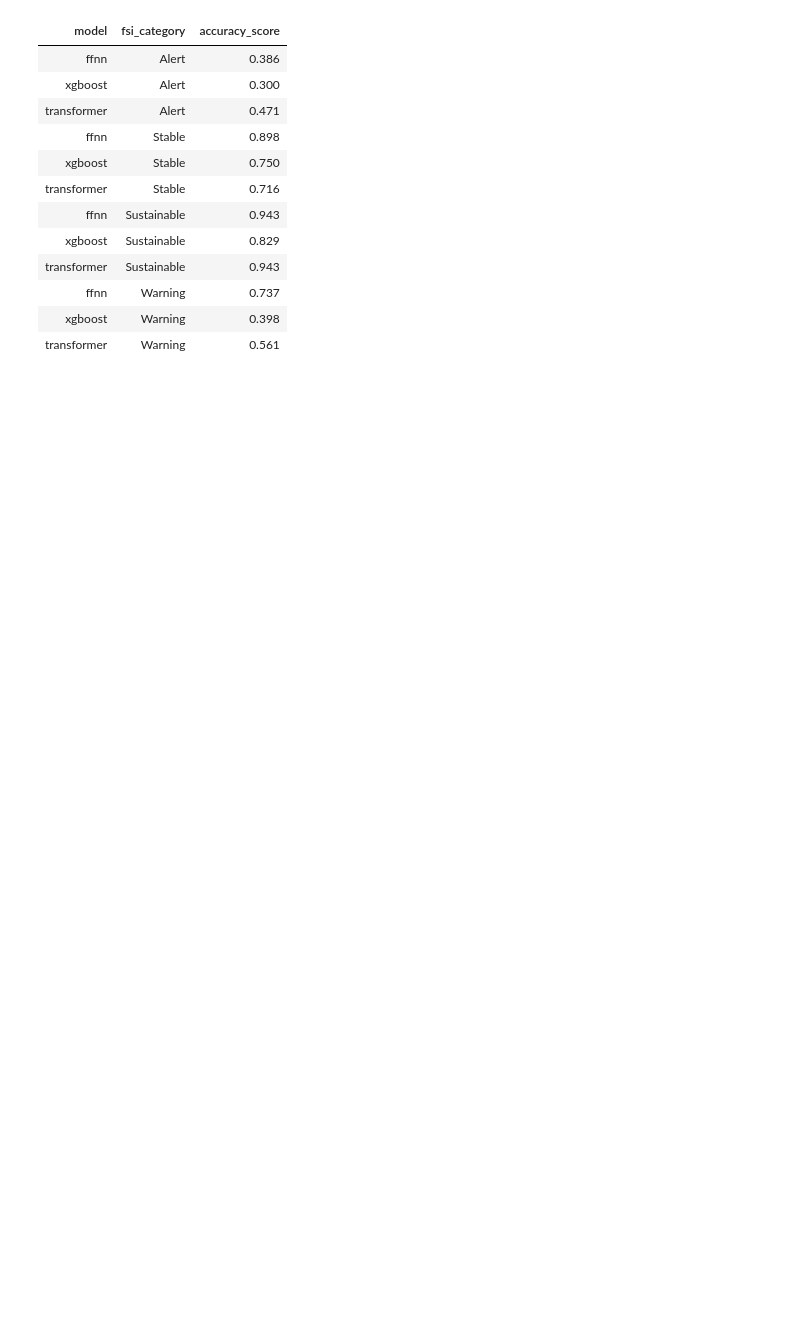
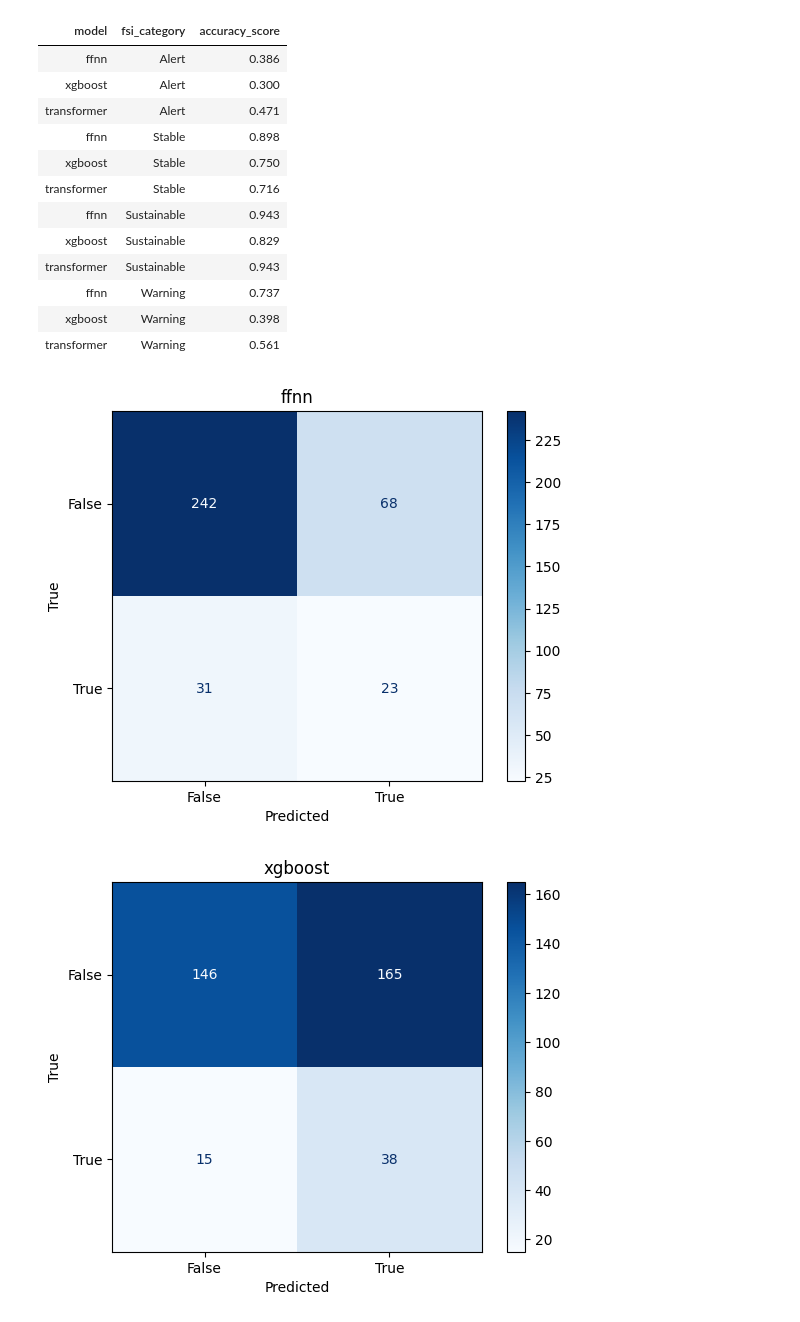
Before and after one commit to wchen27/STA130Project, a Jupyter notebook: tutorial1.ipynb, the cells around one changed output. Cells and saved outputs as stored; diff of their text form; code cells hidden in the pictures; blank space fills up the shorter version.

```diff
--- a/tutorial1.ipynb
+++ b/tutorial1.ipynb
@@ -70,0 +93,31 @@ fig.show()
+# %%
+fig = []
+for model,colors in zip(['ffnn', 'xgboost', 'transformer'],['Reds', 'Blues', 'Greens']):
+    fig += [go.Figure(data = go.Choropleth(locations=df_preds['iso3'], text=df_preds['iso3'],
+                                           z=chosen_metric_back_into_original_data[model],
+               colorscale = colors, autocolorscale=False, reversescale=False, marker_line_color='darkgray',
+               marker_line_width=0.5, colorbar_tickprefix='', colorbar_title=model+" "+chosen_metric))]
+fig[0].show()
+fig[1].show()
+fig[2].show()
+# %%
+# create confusion matrices
+from sklearn.metrics import confusion_matrix, ConfusionMatrixDisplay
+
+for model in ['ffnn', 'xgboost', 'transformer']:
+    cm = confusion_matrix(df[f"y_true_{model}"], df[f"y_pred_{model}"])
+    disp = ConfusionMatrixDisplay(confusion_matrix=cm, display_labels=['0', '1'])
+    disp.plot(cmap='Blues')
+    disp.ax_.set_title(model)
+    disp.ax_.set_xlabel('Predicted')
+    disp.ax_.set_ylabel('True')
+    disp.ax_.set_xticklabels(['False', 'True'])
+    disp.ax_.set_yticklabels(['False', 'True'])
+    disp.ax_.grid(False)
+    disp.ax_.set_ylim([1.5, -0.5]) # to fix bug in matplotlib
+    disp.ax_.set_xlim([-0.5, 1.5]) # to fix bug in matplotlib
+    disp.ax_.set_aspect('equal') # to fix bug in matplotlib
+    disp.ax_.set_aspect('equal') # to fix bug in matplotlib
+# %% [output]
+[figure, added]
+[figure, added]
```
Also changed, not shown: parts of 5 cells of this notebook.
